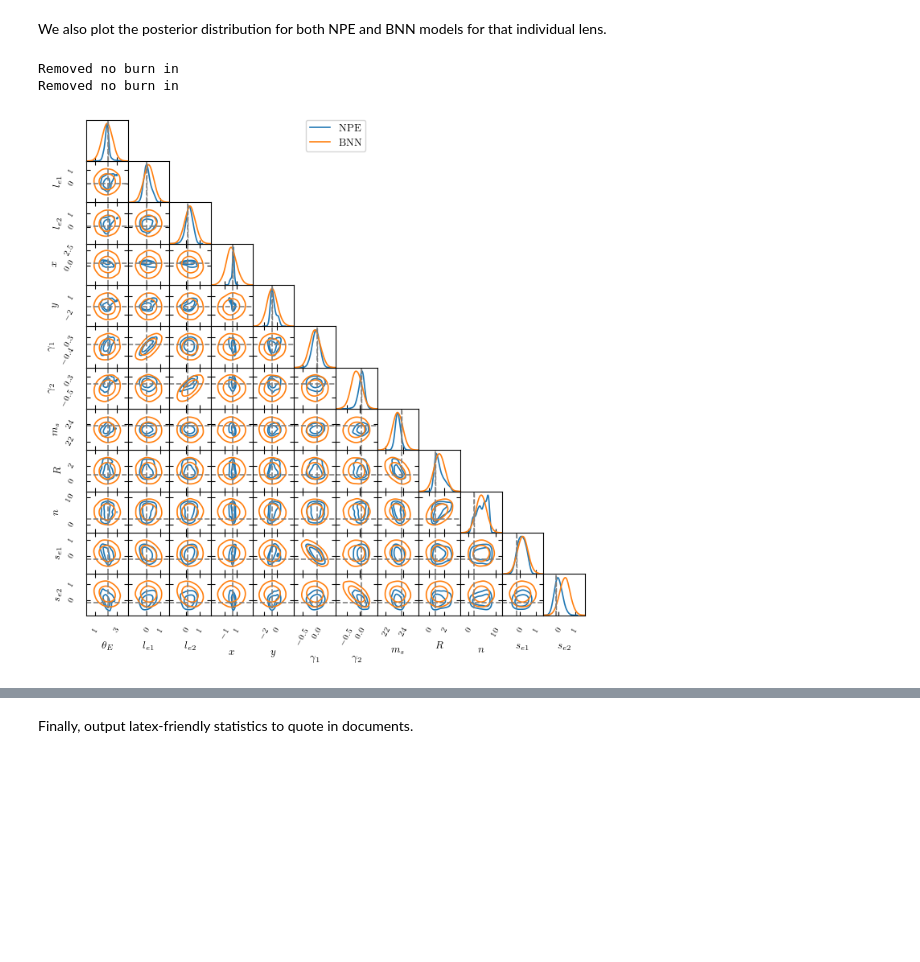
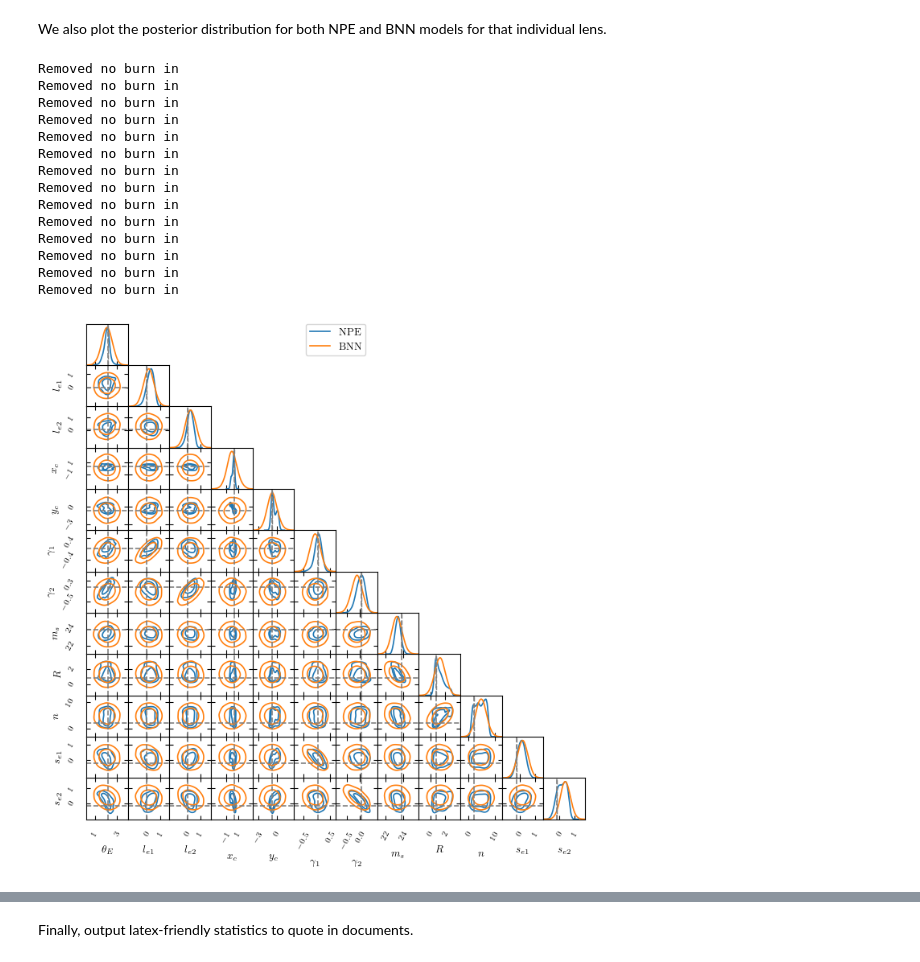
Before and after one commit to deepskies/DeepLensSBI, a Jupyter notebook: Analysis/12_param_analysis_notebook.ipynb, the cells around one changed output, grey strips where cells are left out. Saved outputs shown, nothing was run; the diff lists cells and outputs as text; code cells hidden in the pictures; blank space fills up the shorter version.

```diff
--- a/Analysis/12_param_analysis_notebook.ipynb
+++ b/Analysis/12_param_analysis_notebook.ipynb
@@ -370,21 +337,20 @@ ranks_42, dap_samples_42, check_stats_42 = SBC_arr
 # %%
+print(f"kolmogorov-smirnov p-values \ncheck_stats['ks_pvals'] = {check_stats['ks_pvals'].cpu().numpy()}")
+print(f"c2st accuracies \ncheck_stats['c2st_ranks'] = {check_stats['c2st_ranks'].cpu().numpy()}")
+print(f"- c2st accuracies check_stats['c2st_dap'] = {check_stats['c2st_dap'].cpu().numpy()}")
 
-print(f"kolmogorov-smirnov p-values \ncheck_stats['ks_pvals'] = {check_stats_42['ks_pvals'].cpu().numpy()}")
-print(f"c2st accuracies \ncheck_stats['c2st_ranks'] = {check_stats_42['c2st_ranks'].cpu().numpy()}")
-print(f"- c2st accuracies check_stats['c2st_dap'] = {check_stats_42['c2st_dap'].cpu().numpy()}")
+parameter_labels=[r'$\theta_E$',r'$l_{e1}$',r'$l_{e2}$',r'$x_c$',r'$y_c$',r'$\gamma_1$',r'$\gamma_2$',r'$m_s$',r'$R$',r'$n$',r'$s_{e1}$',r'$s_{e2}$']
 
-parameter_labels=[r'$\theta_E$',r'$l_{e1}$',r'$l_{e2}$',r'$x$',r'$y$',r'$\gamma_1$',r'$\gamma_2$',r'$m_s$',r'$R$',r'$n$',r'$s_{e1}$',r'$s_{e2}$']
-
-f,ax=sbc_rank_plot(ranks=ranks_42.cpu(),num_posterior_samples=num_posterior_samples,
+f,ax=sbc_rank_plot(ranks=ranks.cpu(),num_posterior_samples=num_posterior_samples,
              plot_type="hist",
              num_bins=None, parameter_labels=parameter_labels, ranks_labels=[''], figsize = (8,6))
-plt.suptitle('Seed 42')
+plt.suptitle(f'Seed {seed}')
 plt.tight_layout()
-plt.savefig('12_param_npe_pos_42_sbc_hist.pdf', format='pdf')
+plt.savefig(f'12_param_npe_pos_{seed}_sbc_hist.pdf', format='pdf')
 
-f, ax = sbc_rank_plot(ranks_42.cpu(), num_sbc_runs, plot_type = "cdf", parameter_labels=parameter_labels, figsize = (5,5))
-plt.title('Seed 42')
+f, ax = sbc_rank_plot(ranks.cpu(), num_sbc_runs, plot_type = "cdf", parameter_labels=parameter_labels, figsize = (5,5))
+plt.title(f'Seed {seed}')
 plt.tight_layout()
-plt.savefig('12_param_npe_pos_42_sbc_cdf.pdf', format='pdf')
+plt.savefig(f'12_param_npe_pos_{seed}_sbc_cdf.pdf', format='pdf')
 # %% [output]
 kolmogorov-smirnov p-values
@@ -734,7 +639,7 @@ pickle.dump(array_dump, open_file)
 open_file.close()
 # %%
 import pickle
-file_name = "12_parameter_npe_summary_seed42.pkl"
+file_name = f"12_parameter_npe_summary_seed_{seed}.pkl"
 open_file = open(file_name, "rb")
 array_dump = pickle.load(open_file)
 open_file.close()
@@ -1348,9 +1272,8 @@ Now, we plot the simulated image and model predictions, and source plane image f
 rcParams.update({"text.usetex": True})
 rcParams['font.family'] = 'serif'
 
-seed = 42
 test_number = 1000
-weird_index = [[0]]
+weird_index = [[0,1,2,3,8,9,10]]
 #weird_index = [[3,8,9,10]]
 # weird_index = [[8]]
 # weird_index = [[310,111,112,113,118,119,210]]
@@ -1403,14 +1332,13 @@ We also plot the posterior distribution for both NPE and BNN models for that ind
 # %%
 sns.reset_defaults()
 # %%
+%matplotlib inline
 plot_pretty()
 rcParams.update({"text.usetex": True})
 rcParams['font.family'] = 'serif'
 
-seed = 42
 test_number = 1000
-weird_index = [[0]]
-# weird_index = [[1,2,3,8,9,10]]
+weird_index = [[0,1,2,3,8,9,10]]
 prior_low = [0.5, -0.2, -0.2, -1, -1, -0.05, -0.05, 19, 0.5, 2, -0.2, -0.2]
 prior_high = [3.0, 0.2, 0.2, 1, 1, 0.05, 0.05, 24, 1, 4, 0.2, 0.2]
 limits = np.array([prior_low, prior_high])
@@ -1451,37 +1379,49 @@ for i, index in enumerate(np.ravel(weird_index[0])):
   true_R = test_set_model.CONFIGURATION_1_metadata['PLANE_2-OBJECT_1-LIGHT_PROFILE_1-R_sersic-g'].to_numpy()[index]
   true_n = test_set_model.CONFIGURATION_1_metadata['PLANE_2-OBJECT_1-LIGHT_PROFILE_1-n_sersic-g'].to_numpy()[index]
   true_se1 = test_set_model.CONFIGURATION_1_metadata['PLANE_2-OBJECT_1-LIGHT_PROFILE_1-e1-g'].to_numpy()[index]
   true_se2 = test_set_model.CONFIGURATION_1_metadata['PLANE_2-OBJECT_1-LIGHT_PROFILE_1-e2-g'].to_numpy()[index]
 
   true_parameter = np.array([true_theta_E, true_le1, true_le2, true_x, true_y, true_g1, true_g2, true_smag, true_R, true_n, true_se1, true_se2])
 
   SBIsingle = MCSamples(samples=np.array(samples),
-                              names = [r'\theta_E',r'l_{e1}',r'l_{e2}',r'x',r'y',r'\gamma_1',r'\gamma_2',r'm_s',r'R',r'n',r's_{e1}',r's_{e2}'],
-                        labels = [r'\theta_E',r'l_{e1}',r'l_{e2}',r'x',r'y',r'\gamma_1',r'\gamma_2',r'm_s',r'R',r'n',r's_{e1}',r's_{e2}'])
+                              names = [r'\theta_E',r'l_{e1}',r'l_{e2}',r'x_c',r'y_c',r'\gamma_1',r'\gamma_2',r'm_s',r'R',r'n',r's_{e1}',r's_{e2}'],
+                        labels = [r'\theta_E',r'l_{e1}',r'l_{e2}',r'x_c',r'y_c',r'\gamma_1',r'\gamma_2',r'm_s',r'R',r'n',r's_{e1}',r's_{e2}'])
 
   BNNsingle = MCSamples(samples=sample_BNN,
-                              names = [r'\theta_E',r'l_{e1}',r'l_{e2}',r'x',r'y',r'\gamma_1',r'\gamma_2',r'm_s',r'R',r'n',r's_{e1}',r's_{e2}'],
-                        labels = [r'\theta_E',r'l_{e1}',r'l_{e2}',r'x',r'y',r'\gamma_1',r'\gamma_2',r'm_s',r'R',r'n',r's_{e1}',r's_{e2}'])
+                              names = [r'\theta_E',r'l_{e1}',r'l_{e2}',r'x_c',r'y_c',r'\gamma_1',r'\gamma_2',r'm_s',r'R',r'n',r's_{e1}',r's_{e2}'],
+                        labels = [r'\theta_E',r'l_{e1}',r'l_{e2}',r'x_c',r'y_c',r'\gamma_1',r'\gamma_2',r'm_s',r'R',r'n',r's_{e1}',r's_{e2}'])
 
   g = plots.get_subplot_plotter(width_inch=8)
   g.settings.axes_fontsize=10
   g.settings.axes_labelsize=12
   g.settings.axis_tick_x_rotation=60
   g.settings.axis_tick_y_rotation=60
   g.settings.scaling_factor = 1
   g.settings.linewidth=1
   g.settings.title_limit_labels = False
   g.settings.tight_layout = False
-  g.triangle_plot([SBIsingle, BNNsingle],[r'\theta_E',r'l_{e1}',r'l_{e2}',r'x',r'y',r'\gamma_1',r'\gamma_2',r'm_s',r'R',r'n',r's_{e1}',r's_{e2}'], legend_labels=['NPE','BNN'],
+  g.triangle_plot([SBIsingle, BNNsingle],[r'\theta_E',r'l_{e1}',r'l_{e2}',r'x_c',r'y_c',r'\gamma_1',r'\gamma_2',r'm_s',r'R',r'n',r's_{e1}',r's_{e2}'], legend_labels=['NPE','BNN'],
                   colors=['tab:blue','tab:orange'],
                   contour_lws=1.2,
                   line_args=[{'color':'tab:blue', 'lw':1},{'color':'tab:orange', 'lw':1}],
-                  markers={r'\theta_E':true_theta_E,r'l_{e1}':true_le1,r'l_{e2}':true_le2,r'x':true_x,r'y':true_y,r'\gamma_1':true_g1,r'\gamma_2':true_g2,r'm_s':true_smag,r'R':true_R,r'n':true_n,r's_{e1}':true_se1,r's_{e2}':true_se2},
+                  markers={r'\theta_E':true_theta_E,r'l_{e1}':true_le1,r'l_{e2}':true_le2,r'x_c':true_x,r'y_c':true_y,r'\gamma_1':true_g1,r'\gamma_2':true_g2,r'm_s':true_smag,r'R':true_R,r'n':true_n,r's_{e1}':true_se1,r's_{e2}':true_se2},
                   marker_args ={'lw':1.2})
   for i in range(len(g.subplots[0,:])):
     g.subplots[i,i].axvline(x =true_parameter[i], color='gray', ls='--', lw=1)
   plt.savefig('12_single_image_corner_%s_%s.pdf'%(seed,index),format='pdf')
 # %% [output]
 Removed no burn in
 Removed no burn in
+Removed no burn in
+Removed no burn in
+Removed no burn in
+Removed no burn in
+Removed no burn in
+Removed no burn in
+Removed no burn in
+Removed no burn in
+Removed no burn in
+Removed no burn in
+Removed no burn in
+Removed no burn in
-[figure, old version]
+[figure, new version]
```
Also changed, not shown: parts of 25 cells of this notebook.
